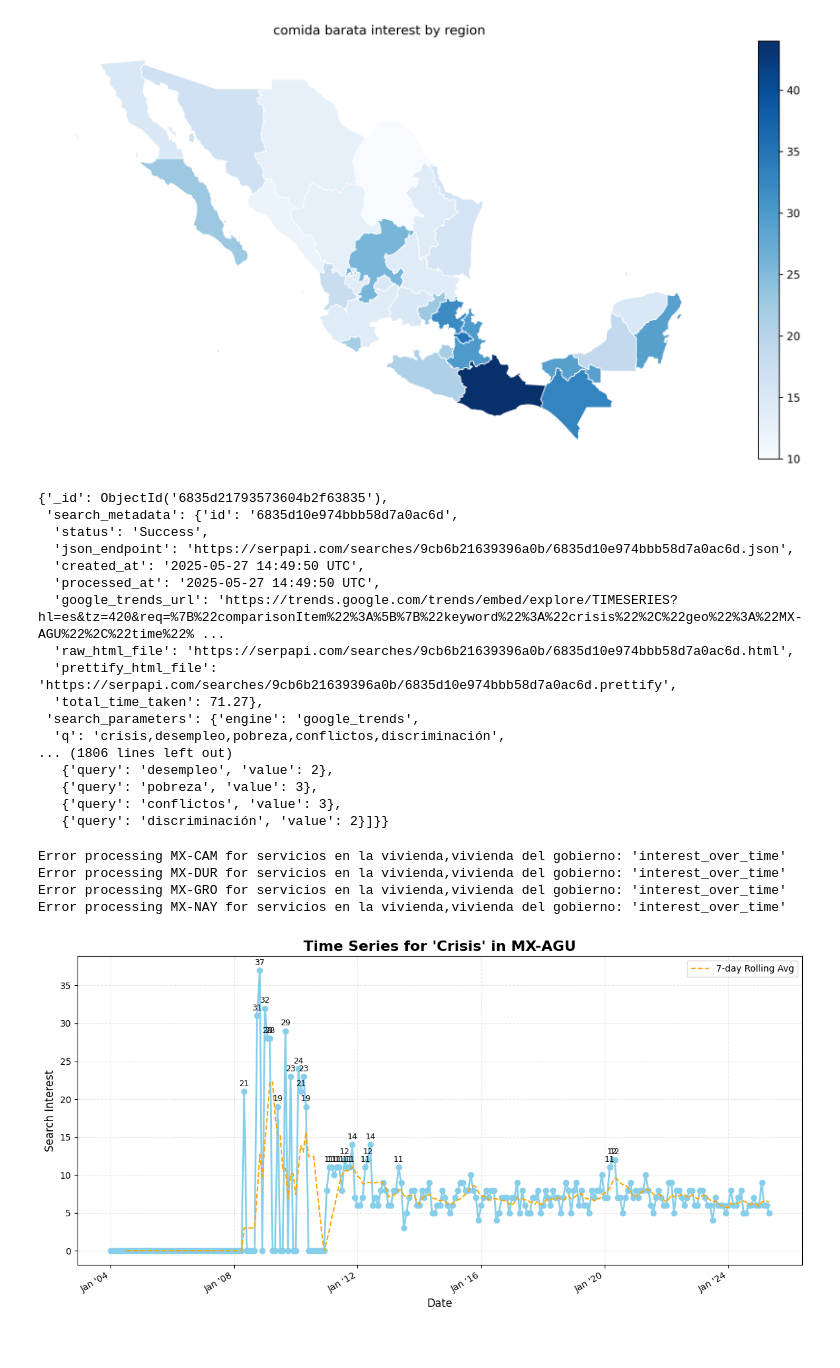
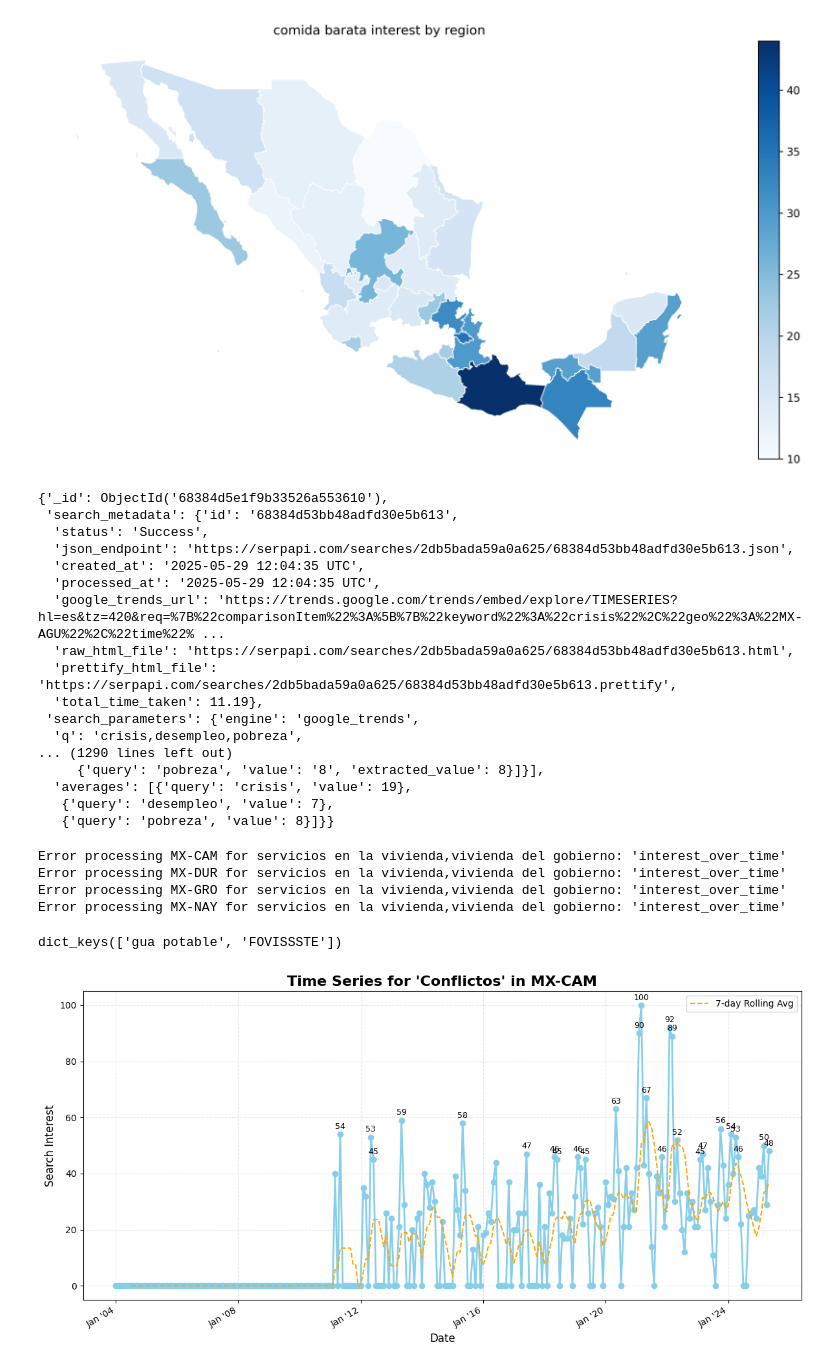
Before and after one commit to DenisProcyon/masters_thesis, a Jupyter notebook: src/google_trends.ipynb, the cells around one changed output. Cells and saved outputs as stored; diff of their text form; code cells hidden in the pictures.

```diff
--- a/src/google_trends.ipynb
+++ b/src/google_trends.ipynb
@@ -84,7 +84,10 @@ def filter_geo_data(data: list) -> None:
     return result
 # %%
 keywords = [
-    "crisis,desempleo,pobreza,conflictos,discriminación",
+    "crisis,desempleo,pobreza",
+    "conflictos,discriminación",
+    "gua potable, FOVISSSTE",
+    "tianguis, tiendeo, PromoDescuentos",
     "violencia,becas,escuela secundaria,enfermedad,centro de salud",
     "pensiones,seguro social,ayuda alimentaria,banco de alimentos,comedor comunitario",
     "comida barata,receta pobre,apoyo Infonavit,ayuda renta,renta barata",
@@ -276,32 +279,37 @@ timeseries_data_states = {}
 
 for index, keyword_set in enumerate(keywords):
     for state in STATES:
-        gt_data = mongo_client.get_collection_entries(collection=f'serpapi_timeseries_{state}_{keyword_set}')[0]
+        try:
+            gt_data = mongo_client.get_collection_entries(collection=f'serpapi_timeseries_{state}_{keyword_set}')[0]
+        except Exception as e:
+            print(f"Error fetching data for {state} and keyword set '{keyword_set}': {e}")
+
+            continue
 
         if state not in timeseries_data_states:
             timeseries_data_states[state] = {}
 
         timeseries_data_states[state][keyword_set] = gt_data
 # %%
-timeseries_data_states["MX-AGU"]["crisis,desempleo,pobreza,conflictos,discriminación"]
+timeseries_data_states["MX-AGU"]["crisis,desempleo,pobreza"]
 # %% [output]
-{'_id': ObjectId('6835d21793573604b2f63835'),
- 'search_metadata': {'id': '6835d10e974bbb58d7a0ac6d',
+{'_id': ObjectId('68384d5e1f9b33526a553610'),
+ 'search_metadata': {'id': '68384d53bb48adfd30e5b613',
   'status': 'Success',
-  'json_endpoint': 'https://serpapi.com/searches/9cb6b21639396a0b/6835d10e974bbb58d7a0ac6d.json',
-  'created_at': '2025-05-27 14:49:50 UTC',
-  'processed_at': '2025-05-27 14:49:50 UTC',
+  'json_endpoint': 'https://serpapi.com/searches/2db5bada59a0a625/68384d53bb48adfd30e5b613.json',
+  'created_at': '2025-05-29 12:04:35 UTC',
+  'processed_at': '2025-05-29 12:04:35 UTC',
   'google_trends_url': 'https://trends.google.com/trends/embed/explore/TIMESERIES?hl=es&tz=420&req=%7B%22comparisonItem%22%3A%5B%7B%22keyword%22%3A%22crisis%22%2C%22geo%22%3A%22MX-AGU%22%2C%22time%22% ...
-  'raw_html_file': 'https://serpapi.com/searches/9cb6b21639396a0b/6835d10e974bbb58d7a0ac6d.html',
-  'prettify_html_file': 'https://serpapi.com/searches/9cb6b21639396a0b/6835d10e974bbb58d7a0ac6d.prettify',
-  'total_time_taken': 71.27},
+  'raw_html_file': 'https://serpapi.com/searches/2db5bada59a0a625/68384d53bb48adfd30e5b613.html',
+  'prettify_html_file': 'https://serpapi.com/searches/2db5bada59a0a625/68384d53bb48adfd30e5b613.prettify',
+  'total_time_taken': 11.19},
  'search_parameters': {'engine': 'google_trends',
-  'q': 'crisis,desempleo,pobreza,conflictos,discriminación',
-... (1806 lines left out)
-   {'query': 'desempleo', 'value': 2},
-   {'query': 'pobreza', 'value': 3},
-   {'query': 'conflictos', 'value': 3},
-   {'query': 'discriminación', 'value': 2}]}}
+  'q': 'crisis,desempleo,pobreza',
+... (1290 lines left out)
+     {'query': 'pobreza', 'value': '8', 'extracted_value': 8}]}],
+  'averages': [{'query': 'crisis', 'value': 19},
+   {'query': 'desempleo', 'value': 7},
+   {'query': 'pobreza', 'value': 8}]}}
 # %%
 timeseries_data_states_result = {}
 
@@ -323,10 +331,14 @@ Error processing MX-CAM for servicios en la vivienda,vivienda del gobierno: 'int
 Error processing MX-DUR for servicios en la vivienda,vivienda del gobierno: 'interest_over_time'
 Error processing MX-GRO for servicios en la vivienda,vivienda del gobierno: 'interest_over_time'
 Error processing MX-NAY for servicios en la vivienda,vivienda del gobierno: 'interest_over_time'
+# %%
+timeseries_data_states_result[STATES[0]][keywords[2]].keys()
+# %% [output]
+dict_keys(['gua potable', 'FOVISSSTE'])
 # %%
-target_state = STATES[0]
-target_keyword = keywords[0]
+target_state = STATES[3]
+target_keyword = keywords[1]
 
-plot_single_keyword(timeseries_data_states_result[STATES[0]][target_keyword], "crisis", target_state)
+plot_single_keyword(timeseries_data_states_result[target_state][target_keyword], "conflictos", target_state)
 # %% [output]
-[figure, old version]
+[figure, new version]
```
Also changed, not shown: parts of 3 cells of this notebook, 2 other files.
